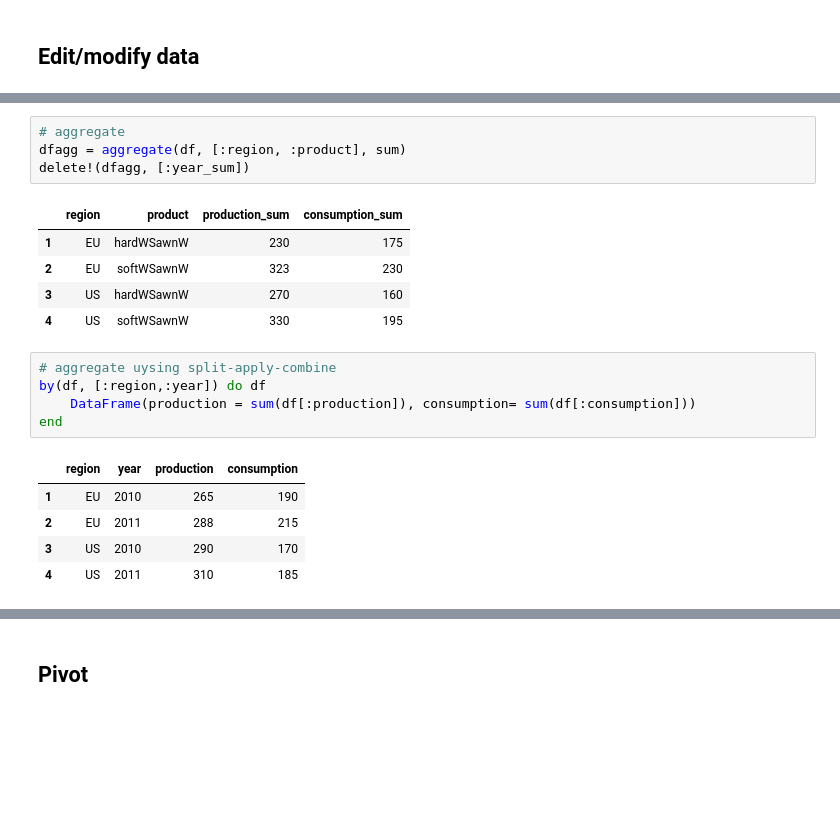
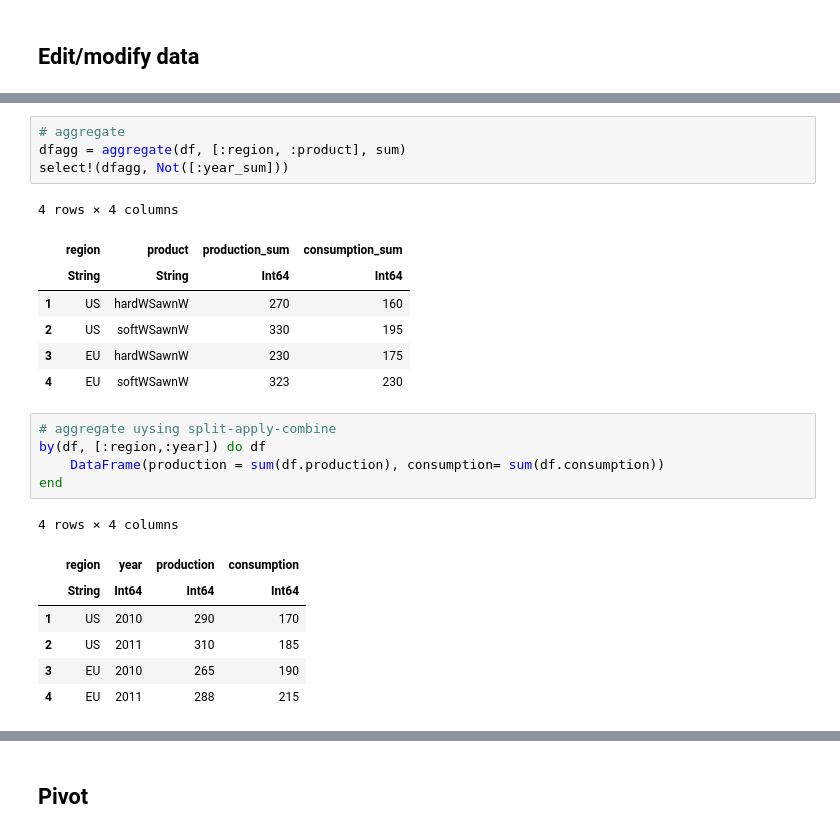
Before and after one commit to sylvaticus/juliatutorial, a Jupyter notebook: assets/Dataframes.ipynb, the cells around one changed output, grey strips where cells are left out. Drawn from its saved outputs; the diff is of its cells as text; blank space fills up the shorter version.

```diff
--- a/assets/Dataframes.ipynb
+++ b/assets/Dataframes.ipynb
@@ -151,24 +139,28 @@ df = DataFrame(
 # %%
 # aggregate
 dfagg = aggregate(df, [:region, :product], sum)
-delete!(dfagg, [:year_sum])
+select!(dfagg, Not([:year_sum]))
 # %% [output]
+4 rows × 4 columns
 |  | region | product | production_sum | consumption_sum |
-| 1 | EU | hardWSawnW | 230 | 175 |
-| 2 | EU | softWSawnW | 323 | 230 |
-| 3 | US | hardWSawnW | 270 | 160 |
-| 4 | US | softWSawnW | 330 | 195 |
+|  | String | String | Int64 | Int64 |
+| 1 | US | hardWSawnW | 270 | 160 |
+| 2 | US | softWSawnW | 330 | 195 |
+| 3 | EU | hardWSawnW | 230 | 175 |
+| 4 | EU | softWSawnW | 323 | 230 |
 # %%
 # aggregate uysing split-apply-combine
 by(df, [:region,:year]) do df
-    DataFrame(production = sum(df[:production]), consumption= sum(df[:consumption]))
+    DataFrame(production = sum(df.production), consumption= sum(df.consumption))
 end
 # %% [output]
+4 rows × 4 columns
 |  | region | year | production | consumption |
-| 1 | EU | 2010 | 265 | 190 |
-| 2 | EU | 2011 | 288 | 215 |
-| 3 | US | 2010 | 290 | 170 |
-| 4 | US | 2011 | 310 | 185 |
+|  | String | Int64 | Int64 | Int64 |
+| 1 | US | 2010 | 290 | 170 |
+| 2 | US | 2011 | 310 | 185 |
+| 3 | EU | 2010 | 265 | 190 |
+| 4 | EU | 2011 | 288 | 215 |
 # %%
 # Compute comulative data by category using the @linq macro (that implements the split-apply-combine)
 df = @linq df |>
```
Also changed, not shown: parts of 17 cells of this notebook, 18 other files.
